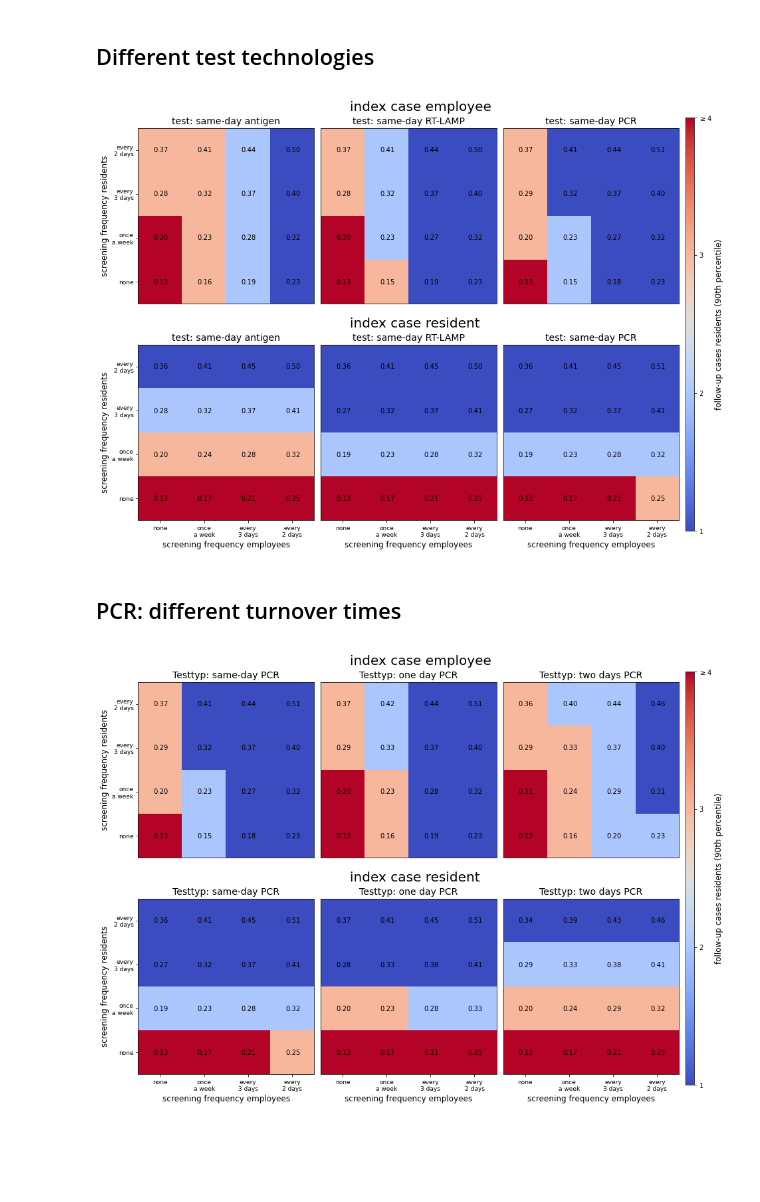
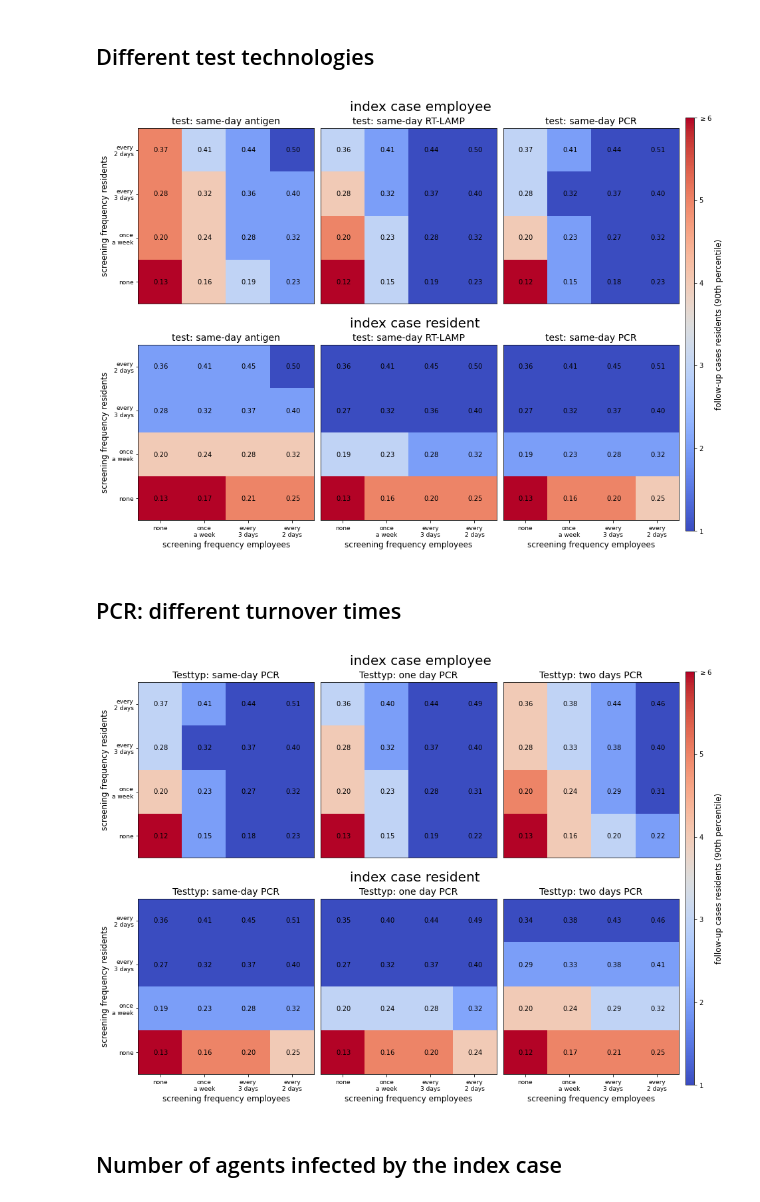
Before and after one commit to JanaLasser/nursing_home_SEIRX, a Jupyter notebook: analysis_testing_strategy.ipynb, the cells around one changed output. Drawn from its saved outputs; the diff is of its cells as text; code cells hidden in the pictures; blank space fills up the shorter version.

```diff
--- a/analysis_testing_strategy.ipynb
+++ b/analysis_testing_strategy.ipynb
@@ -72,7 +72,8 @@ screening_intervals = ['none', 'once\na week', 'every\n3 days', 'every\n2 days']
 res_path = '../data/simulation_results'
 dst_path = '../plots/'
 sim_name = 'simulations_test_technology_screening_interval'
-data = pd.read_csv(join(res_path,'{}.csv'.format(sim_name)))
+N_runs = 5000
+data = pd.read_csv(join(res_path,'{}_{}.csv'.format(sim_name, N_runs)))
 # %%
 # calculate the mean overall number of tests used as sum of all
 # diagnostic and preventive screening tests
@@ -120,7 +121,7 @@ title_axes = [title_ax_1, title_ax_2]
 # possible range of median outbreak sizes to fix the dynamic range of the
 # colormaps
 vmin=1
-vmax=4
+vmax=6
 vstep=1
 
 # compare scenarios in which either employees or residents are the index case
@@ -156,34 +157,34 @@ for i, index_case_mode in enumerate(['employee', 'resident']):
 
         # plot heatmap of the scenario
         img = get_image(df, test_type, metric)
         if index_case_mode == 'resident':
             # if a resident is the index case, we need to subtract 1 from the
             # number of infected residents, to calculate the "outbreak size",
             # which is defined as the number of FOLLOW-UP cases, given an index
             # case
             img = img - 1
         img_plot = plot_heatmap_turnover_time(ax,img,vmin,vmax,xticks,yticks)
 
         # annotate heatmap with tests / days / agent
         tests_per_agent = get_image(df, test_type, 'N_tests_mean') / (35+18)
         duration = get_image(df,test_type, 'duration_mean')
         tests_per_agent_per_day = tests_per_agent / duration
         annotate_heatmap(ax, tests_per_agent_per_day)
 
 # colorbar
 norm = mpl.colors.Normalize(vmin=vmin,vmax=vmax)
 sm = plt.cm.ScalarMappable(cmap= plt.get_cmap('coolwarm'), norm=norm)
 cbar = fig.colorbar(sm, cax=cbar_ax, orientation='vertical',\
                         ticks=np.arange(vmin, vmax + 1, vstep))
 yticklabels = list(range(vmin, vmax)) + ['$\geq {}$'.format(vmax)]
 cbar.ax.set_yticklabels(yticklabels)
 cbar.set_label('{}'.format(metric_name_map[metric]), fontsize=12)
 
 plt.savefig(join(dst_path, 'screening_frequency_test_technology.png'), dpi=300,
             transparent=True)
 plt.savefig(join(dst_path, 'screening_frequency_test_technology.pdf'))
 # %% [output]
-[figure, old version]
+[figure, new version]
 # %% [markdown]
 ## PCR: different turnover times
 # %%
@@ -213,7 +214,7 @@ title_axes = [title_ax_1, title_ax_2]
 # possible range of median outbreak sizes to fix the dynamic range of the
 # colormaps
 vmin = 1
-vmax = 4
+vmax = 6
 tickstep = 1
 
 # compare scenarios in which either employees or residents are the index case
@@ -269,4 +270,6 @@ plt.savefig(join(dst_path, 'screening_frequency_PCR_turnover_time.png'), dpi=300
             transparent=True)
 plt.savefig(join(dst_path, 'screening_frequency_PCR_turnover_time.pdf'))
 # %% [output]
-[figure, old version]
+[figure, new version]
+# %% [markdown]
+## Number of agents infected by the index case
```
Also changed, not shown: parts of 9 cells of this notebook.
